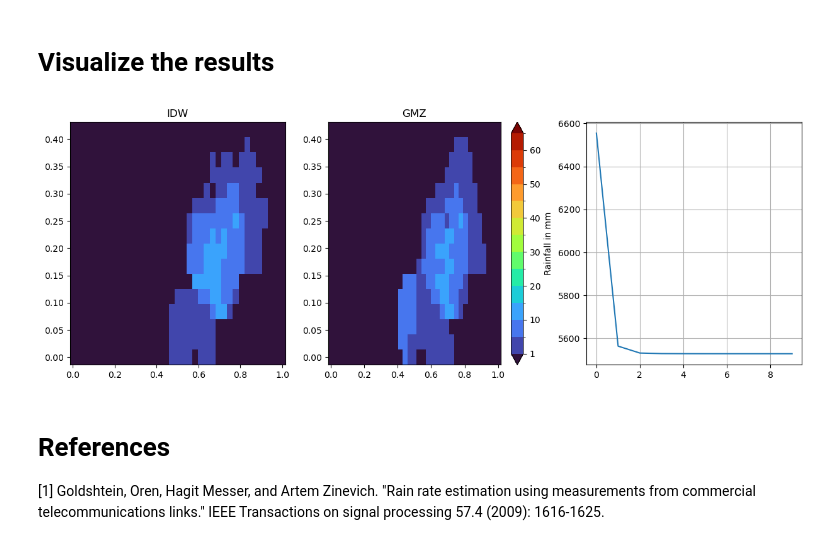
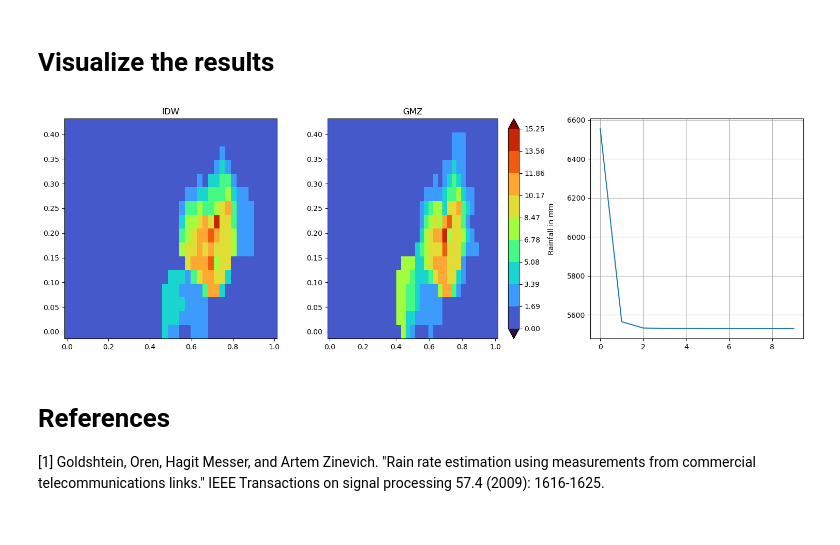
Before and after one commit to haihabi/PyNNcml, a Jupyter notebook: examples/rain_map_interpolation.ipynb, the cells around one changed output. Cells and saved outputs as stored; diff of their text form; code cells hidden in the pictures.

Commit message:
Update rain map notebook

```diff
--- a/examples/rain_map_interpolation.ipynb
+++ b/examples/rain_map_interpolation.ipynb
@@ -81,38 +81,38 @@ rain_map_gmz = rain_map_gmz.numpy()
 index = np.argmax(np.std(rain_map, axis=(1, 2)))
 
 fig, ax = plt.subplots(1, 3, figsize=(15, 5))
-bounds = np.arange(0, 70, 5.0)
-bounds[0] = 1
+peak_rain = np.max([np.max(rain_map), np.max(rain_map_gmz)])
+bounds = np.arange(0,peak_rain , peak_rain/10)
+# bounds[0] = 1
 
 norm = mpl.colors.BoundaryNorm(boundaries=bounds, ncolors=256, extend='both')
 
 pc_zero = ax[0].pcolormesh(
     idw.x_grid_vector,
     idw.y_grid_vector,
     rain_map[index, :, :].T,
     shading='nearest',
     cmap='turbo',
     norm=norm,
 )
 ax[0].set_title('IDW')
 pc_one = ax[1].pcolormesh(
     idw.x_grid_vector,
     idw.y_grid_vector,
     rain_map_gmz[index, :, :].T,
     shading='nearest',
     cmap='turbo',
     norm=norm,
 )
 ax[1].set_title('GMZ')
 
 ax[2].plot(losses[:,index])
 ax[2].grid()
-# link_set.plot_links(scale=True, scale_factor=1)
 fig.colorbar(pc_one, label='Rainfall in mm')
-
+plt.tight_layout()
 plt.show()
 # %% [output]
-[figure, old version]
+[figure, new version]
 # %% [markdown]
 # References
 [1] Goldshtein, Oren, Hagit Messer, and Artem Zinevich. "Rain rate estimation using measurements from commercial telecommunications links." IEEE Transactions on signal processing 57.4 (2009): 1616-1625.
```
Also changed, not shown: 1 other file.
